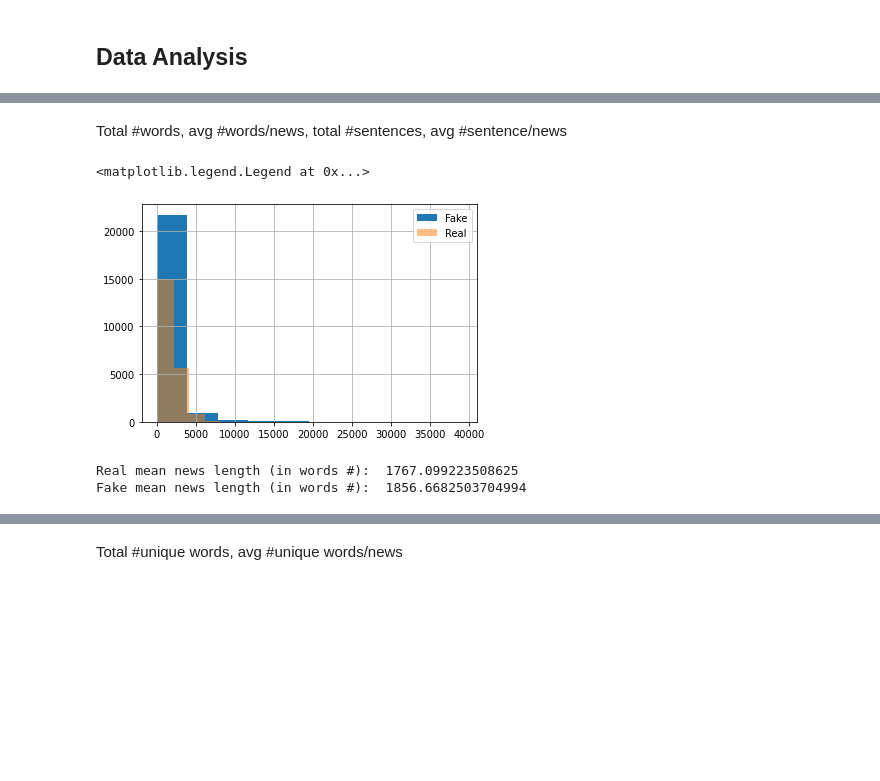
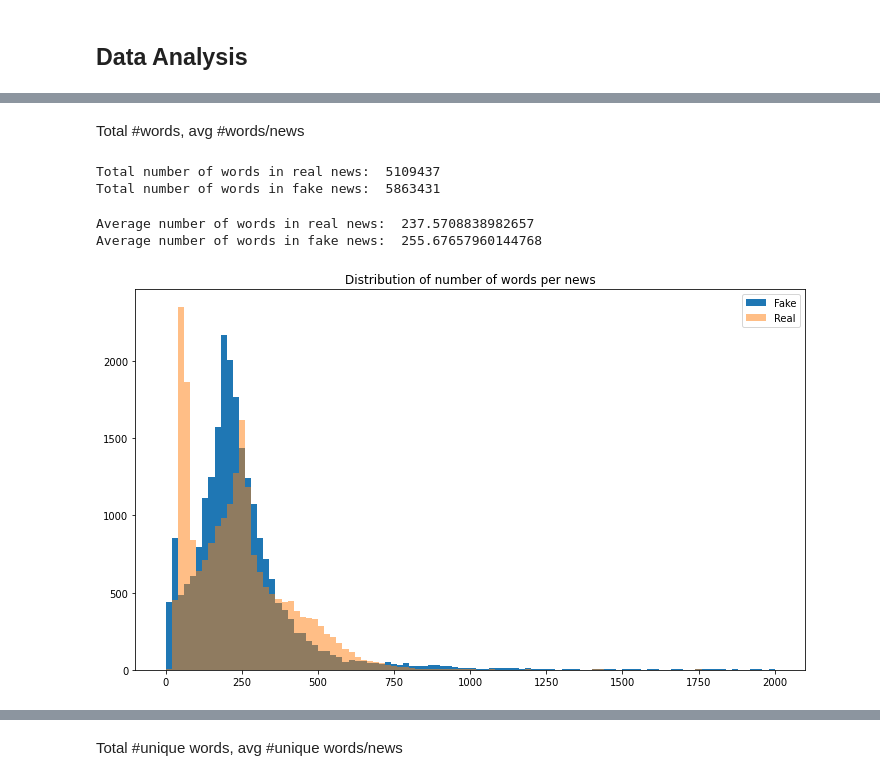
Before and after one commit to d-roland/Fake-news-detection, a Jupyter notebook: CS221_Fake_news_detection.ipynb, the cells around one changed output, grey strips where cells are left out. Saved outputs shown, nothing was run; the diff lists cells and outputs as text; code cells hidden in the pictures; blank space fills up the shorter version.

```diff
--- a/CS221_Fake_news_detection.ipynb
+++ b/CS221_Fake_news_detection.ipynb
@@ -802,19 +825,41 @@ bert_dataset.head(10)
 dataset_real = bert_dataset.loc[dataset['class'] == 1]
 dataset_fake = bert_dataset.loc[dataset['class'] == 0]
 # %% [markdown]
-Total #words, avg #words/news, total #sentences, avg #sentence/news
+Total #words, avg #words/news
-# %%
-#Comparison of news lengths in words number between Real and Fake news
-dataset_fake['text'].str.len().hist()
-dataset_real['text'].str.len().hist(alpha=0.5)
-plt.legend(['Fake', 'Real'])
-# %% [output]
-<matplotlib.legend.Legend at 0x...>
-[figure, removed]
-# %%
-from statistics import mean
-print("Real mean news length (in words #): ",mean(dataset_real['text'].str.len()))
-print("Fake mean news length (in words #): ",mean(dataset_fake['text'].str.len()))
-# %% [output]
-Real mean news length (in words #):  1767.099223508625
-Fake mean news length (in words #):  1856.6682503704994
+# %%
+count_real = 0
+for news in X_real:
+    count_real += len(news)
+
+count_fake = 0
+for news in X_fake:
+    count_fake += len(news)
+
+print("Total number of words in real news: ",count_real)
+print("Total number of words in fake news: ",count_fake)
+# %% [output]
+Total number of words in real news:  5109437
+Total number of words in fake news:  5863431
+# %%
+avg_real = []
+for newsr in X_real:
+    avg_real.append(len(newsr))
+
+avg_fake = []
+for newsf in X_fake:
+    avg_fake.append(len(newsf))
+
+print("Average number of words in real news: ",mean(avg_real))
+print("Average number of words in fake news: ",mean(avg_fake))
+# %% [output]
+Average number of words in real news:  237.5708838982657
+Average number of words in fake news:  255.67657960144768
+# %%
+plt.figure(figsize = (12,7))
+plt.hist(avg_fake, bins = 100, range = [0, 2000], label='Fake')
+plt.hist(avg_real, bins = 100, range = [0, 2000], alpha=0.5, label='Real')
+plt.legend(loc='upper right')
+plt.title('Distribution of number of words per news')
+plt.show()
+# %% [output]
+[figure, added]
```
Also changed, not shown: parts of 59 cells of this notebook.
